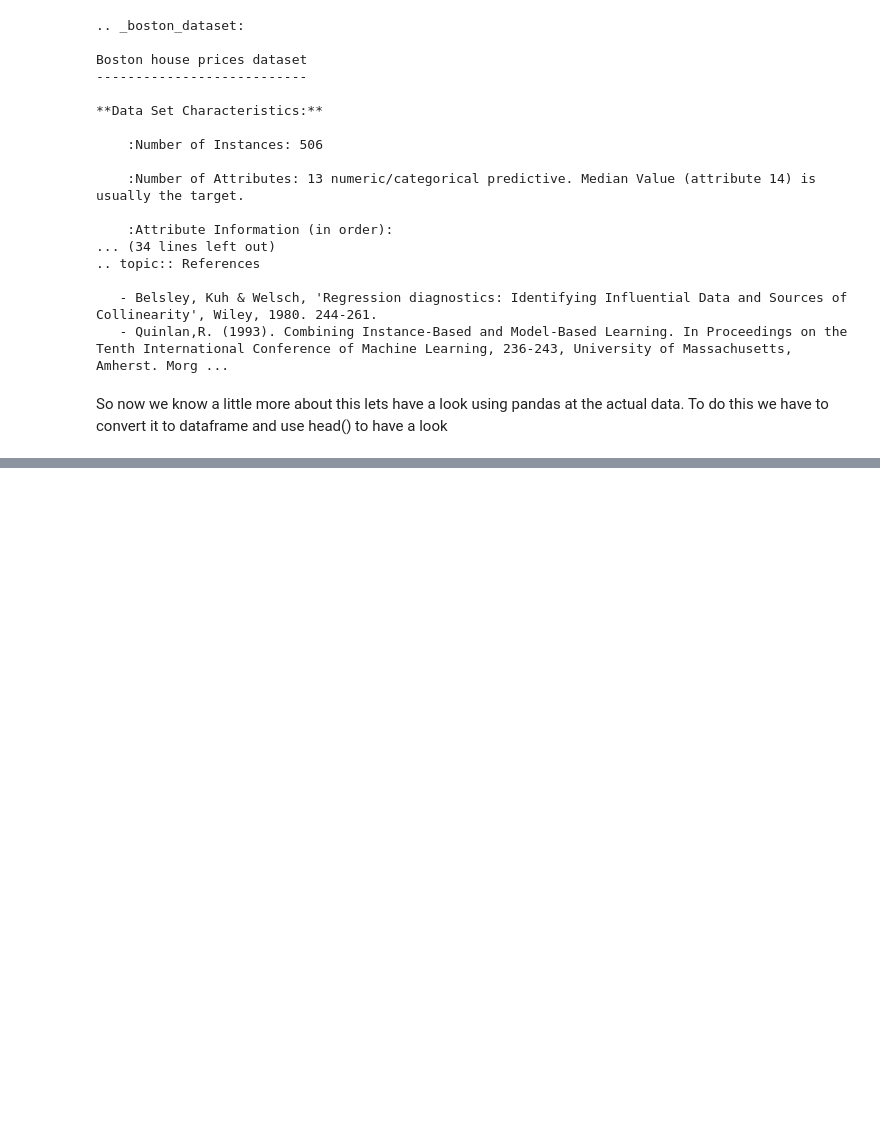
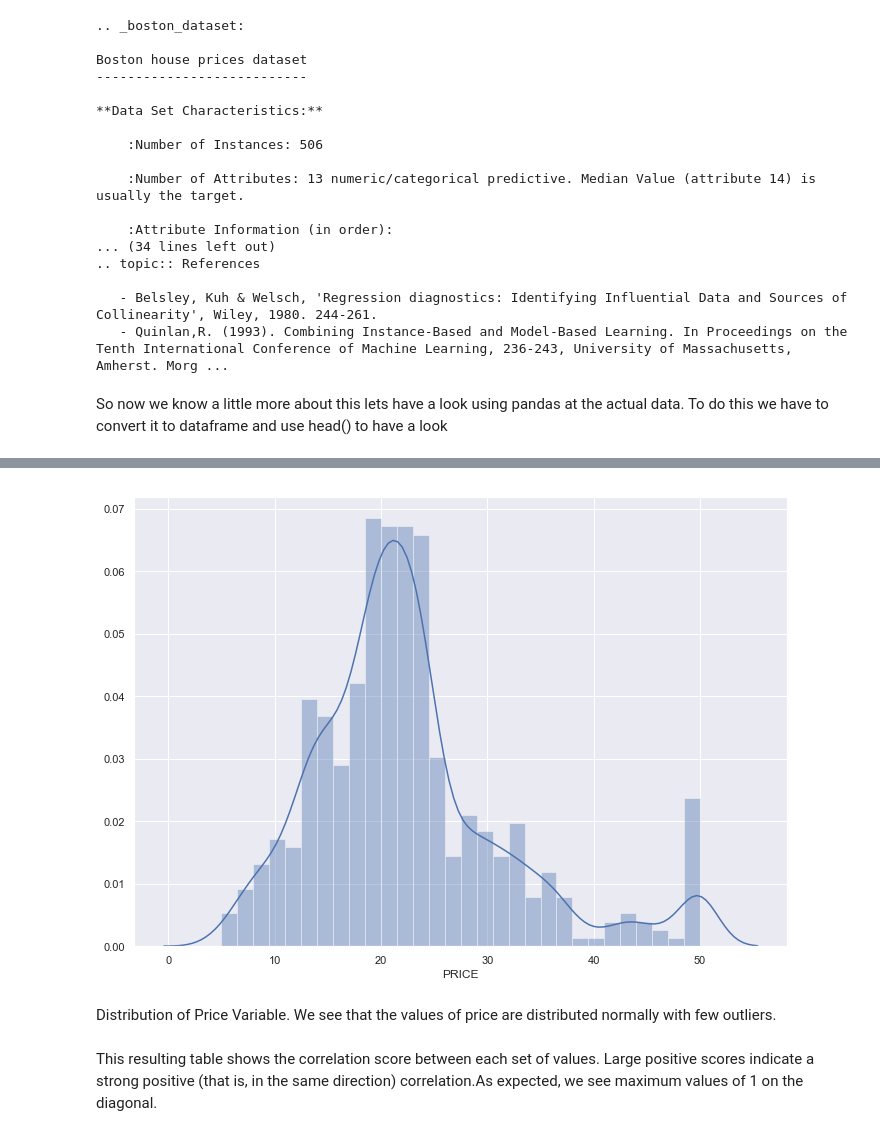
Before and after one commit to zoecahill1/machine-project, a Jupyter notebook: boston-dataset.ipynb, the cells around one changed output, grey strips where cells are left out. Saved outputs shown, nothing was run; the diff lists cells and outputs as text; code cells hidden in the pictures; blank space fills up the shorter version.

```diff
--- a/boston-dataset.ipynb
+++ b/boston-dataset.ipynb
@@ -82,0 +86,5 @@ print(bos.head())
+# %%
+# changed medv to price for readablity
+df['PRICE'] = boston['target']
+# used display to make nice table [1]
+display(df.head())
@@ -82,0 +98,8 @@ print(bos.head())
+# %%
+# moved price to front of df for ease
+# dummy var to hold copy of proce column
+y = df['PRICE'].copy()
+# delete it from frame
+del df['PRICE']
+# concentate to combine it with reaining df along 1st axis [2]
+df = pd.concat((y, df), axis=1)
@@ -82,0 +146,4 @@ print(bos.head())
+# %%
+#replaced all the 0s with nan [4]
+df.replace(0, np.nan, inplace=True)
+df.info()
@@ -82,0 +189,3 @@ print(bos.head())
+# %%
+df = df.drop("ZN", 1)
+df = df.drop("CHAS", 1)
@@ -82,0 +234,7 @@ print(bos.head())
+# %%
+sns.distplot(df['PRICE'], bins=30)
+plt.show()
+# %% [output]
+[figure, added]
+# %% [markdown]
+Distribution of Price Variable. We see that the values of price are distributed normally with few outliers.
@@ -82,0 +246,2 @@ print(bos.head())
+# %% [markdown]
+This resulting table shows the correlation score between each set of values. Large positive scores indicate a strong positive (that is, in the same direction) correlation.As expected, we see maximum values of 1 on the diagonal.
```
Also changed, not shown: parts of 17 cells of this notebook, 1 other file.
